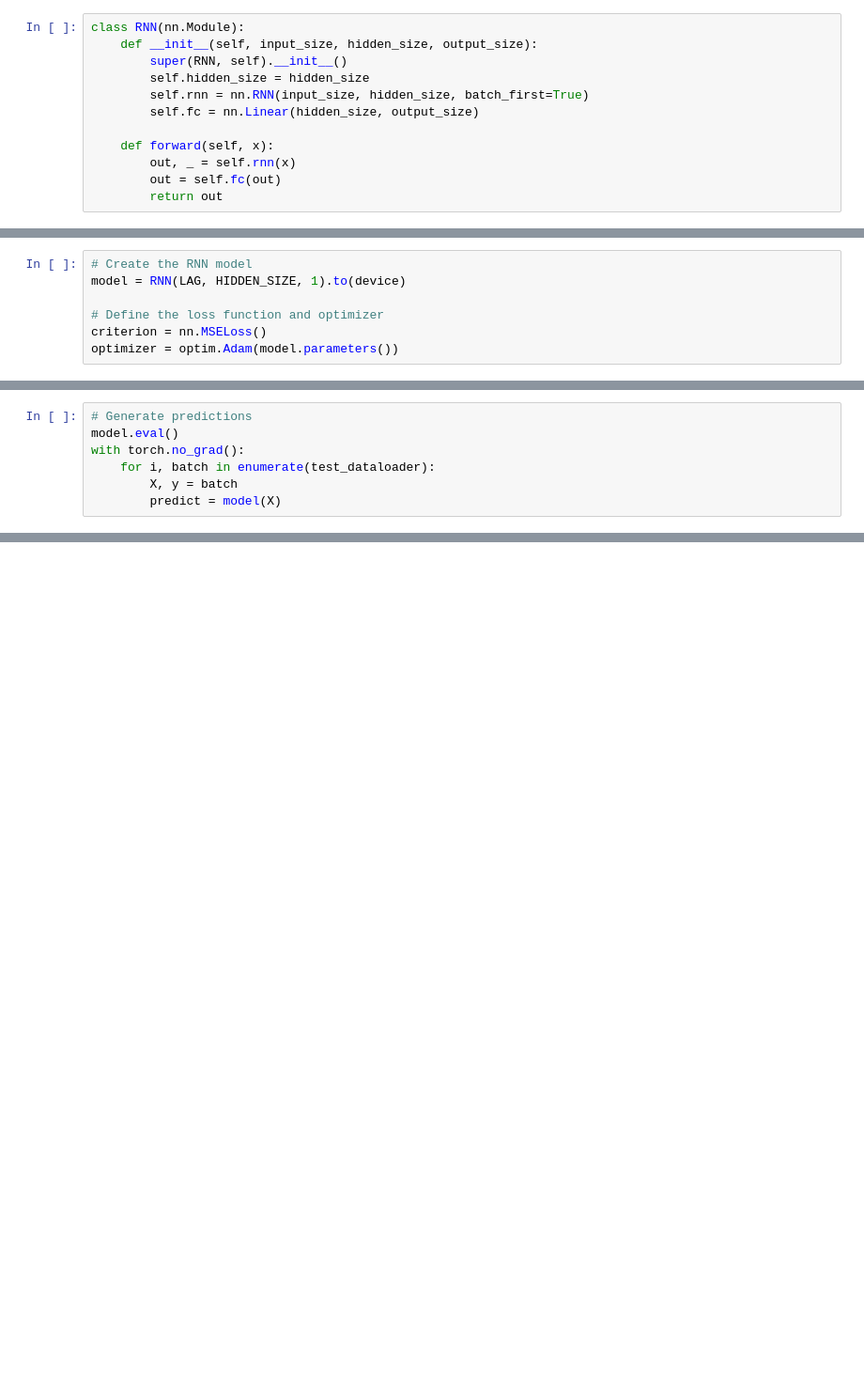
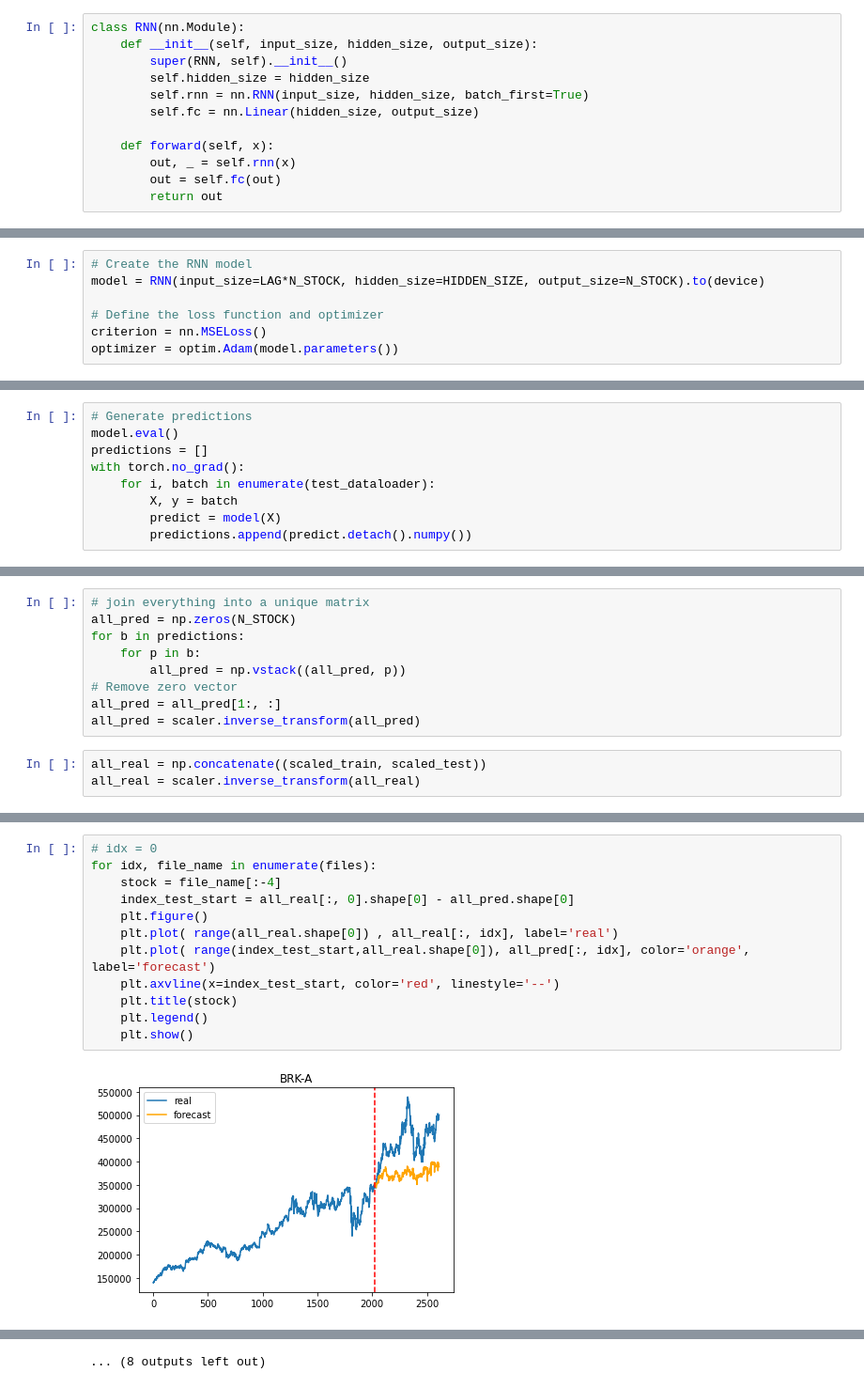
Before and after one commit to LorenzoBonanni/AI-Finance-Project, a Jupyter notebook: NN.ipynb, the cells around one changed output, grey strips where cells are left out. Shown: that part at 94% size. Cells and saved outputs as stored; diff of their text form; blank space fills up the shorter version.

Commit message:
Generalized code to all the stocks, added plots

```diff
--- a/NN.ipynb
+++ b/NN.ipynb
@@ -69,6 +111,6 @@ test_dataloader = DataLoader(test_dataset, batch_size=64, shuffle=False)
 # %%
 # Create the RNN model
-model = RNN(LAG, HIDDEN_SIZE, 1).to(device)
+model = RNN(input_size=LAG*N_STOCK, hidden_size=HIDDEN_SIZE, output_size=N_STOCK).to(device)
 
 # Define the loss function and optimizer
 criterion = nn.MSELoss()
@@ -107,7 +149,9 @@ Epoch: 100/100, Loss: 0.10518183754720667
 # %%
 # Generate predictions
 model.eval()
+predictions = []
 with torch.no_grad():
     for i, batch in enumerate(test_dataloader):
         X, y = batch
         predict = model(X)
+        predictions.append(predict.detach().numpy())
@@ -113,0 +160,12 @@ with torch.no_grad():
+# %%
+# join everything into a unique matrix
+all_pred = np.zeros(N_STOCK)
+for b in predictions:
+    for p in b:
+        all_pred = np.vstack((all_pred, p))
+# Remove zero vector
+all_pred = all_pred[1:, :]
+all_pred = scaler.inverse_transform(all_pred)
+# %%
+all_real = np.concatenate((scaled_train, scaled_test))
+all_real = scaler.inverse_transform(all_real)
@@ -113,0 +176,14 @@ with torch.no_grad():
+# %%
+# idx = 0
+for idx, file_name in enumerate(files):
+    stock = file_name[:-4]
+    index_test_start = all_real[:, 0].shape[0] - all_pred.shape[0]
+    plt.figure()
+    plt.plot( range(all_real.shape[0]) , all_real[:, idx], label='real')
+    plt.plot( range(index_test_start,all_real.shape[0]), all_pred[:, idx], color='orange', label='forecast')
+    plt.axvline(x=index_test_start, color='red', linestyle='--')
+    plt.title(stock)
+    plt.legend()
+    plt.show()
+# %% [output]
+[figure, added]
@@ -113,0 +201 @@ with torch.no_grad():
+... (8 outputs left out)
```
Also changed, not shown: parts of 23 cells of this notebook, 4 other files.
